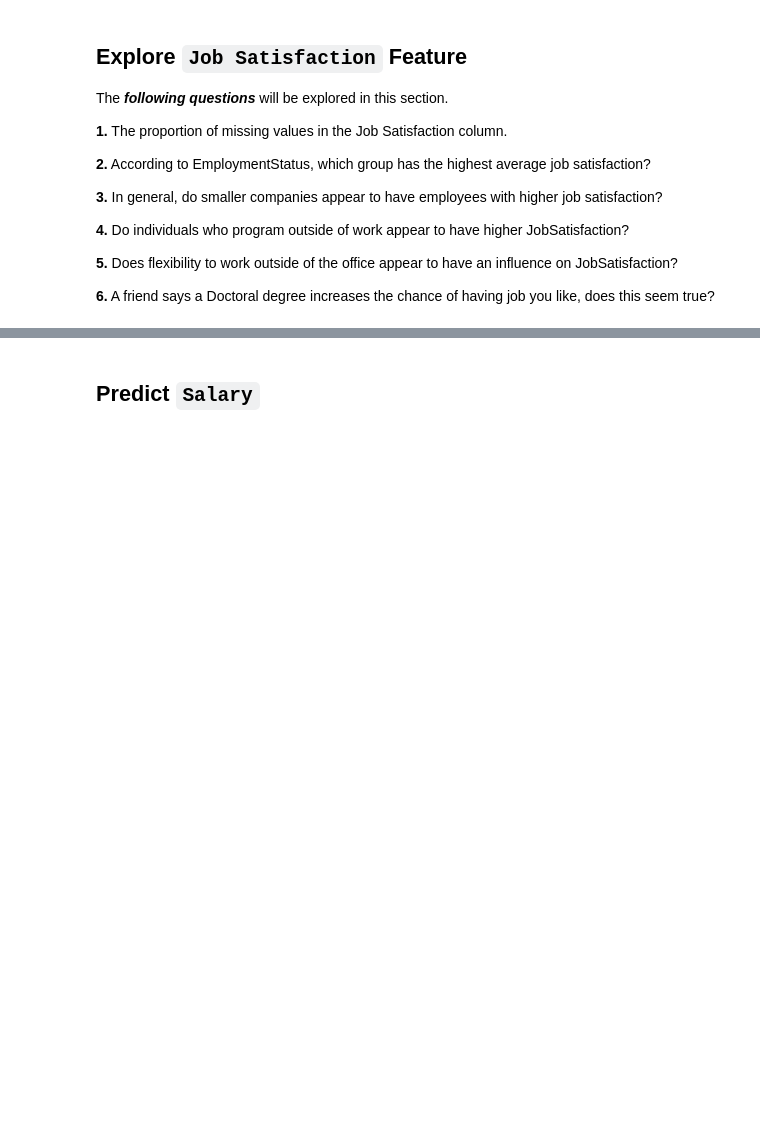
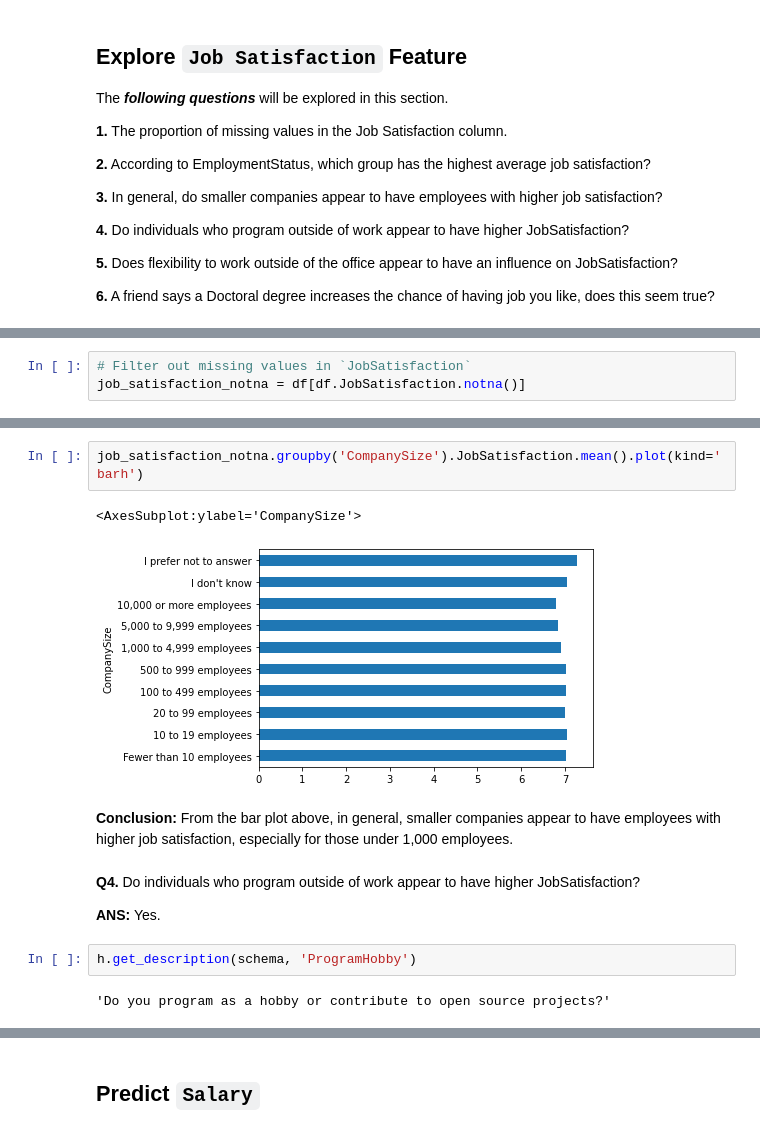
Before and after one commit to Alex-YuZ/SurveyDataAnalysis, a Jupyter notebook: SurveyDataAnalysis.ipynb, the cells around one changed output, grey strips where cells are left out. Cells and saved outputs as stored; diff of their text form; blank space fills up the shorter version.

```diff
--- a/SurveyDataAnalysis.ipynb
+++ b/SurveyDataAnalysis.ipynb
@@ -609,0 +619,3 @@ The ___following questions___ will be explored in this section.
+# %%
+# Filter out missing values in `JobSatisfaction`
+job_satisfaction_notna = df[df.JobSatisfaction.notna()]
@@ -609,0 +696,15 @@ The ___following questions___ will be explored in this section.
+# %%
+job_satisfaction_notna.groupby('CompanySize').JobSatisfaction.mean().plot(kind='barh')
+# %% [output]
+<AxesSubplot:ylabel='CompanySize'>
+[figure, added]
+# %% [markdown]
+**Conclusion:** From the bar plot above, in general, smaller companies appear to have employees with higher job satisfaction, especially for those under 1,000 employees.
+# %% [markdown]
+**Q4.** Do individuals who program outside of work appear to have higher JobSatisfaction?
+
+**ANS:** Yes.
+# %%
+h.get_description(schema, 'ProgramHobby')
+# %% [output]
+'Do you program as a hobby or contribute to open source projects?'
```
Also changed, not shown: parts of 21 cells of this notebook, 1 other file.
